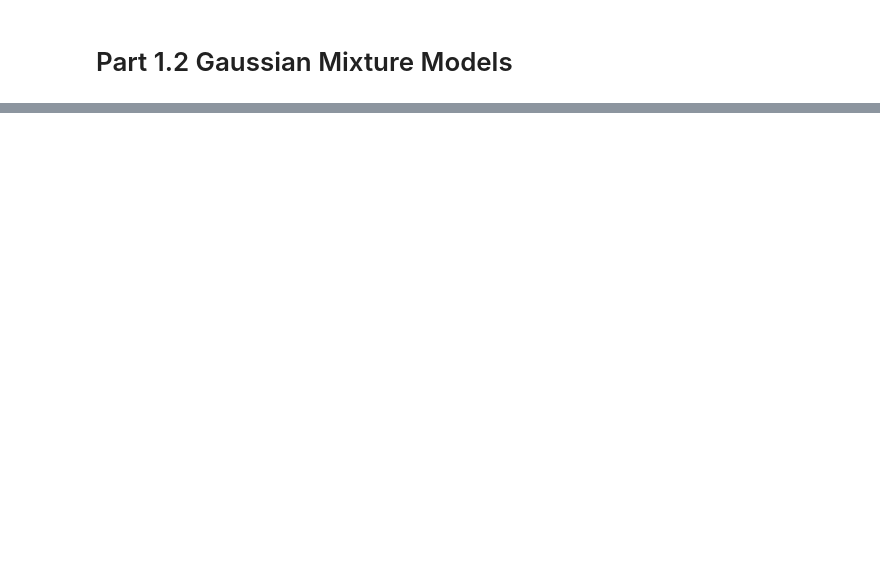
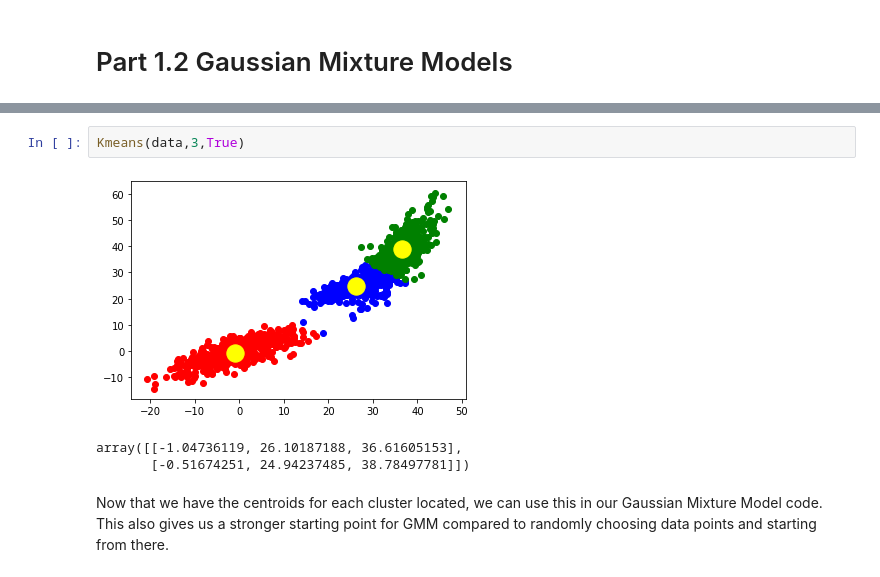
Before and after one commit to clevertoucan/compviz-project2, a Jupyter notebook: colorseg.ipynb, the cells around one changed output, grey strips where cells are left out. Saved outputs shown, nothing was run; the diff lists cells and outputs as text; blank space fills up the shorter version.

```diff
--- a/colorseg.ipynb
+++ b/colorseg.ipynb
@@ -101,0 +168,8 @@ plt.show()
+# %%
+Kmeans(data,3,True)
+# %% [output]
+[figure, added]
+array([[-1.04736119, 26.10187188, 36.61605153],
+       [-0.51674251, 24.94237485, 38.78497781]])
+# %% [markdown]
+Now that we have the centroids for each cluster located, we can use this in our Gaussian Mixture Model code. This also gives us a stronger starting point for GMM compared to randomly choosing data points and starting from there.
```
Also changed, not shown: parts of 10 cells of this notebook, 2 other files.
